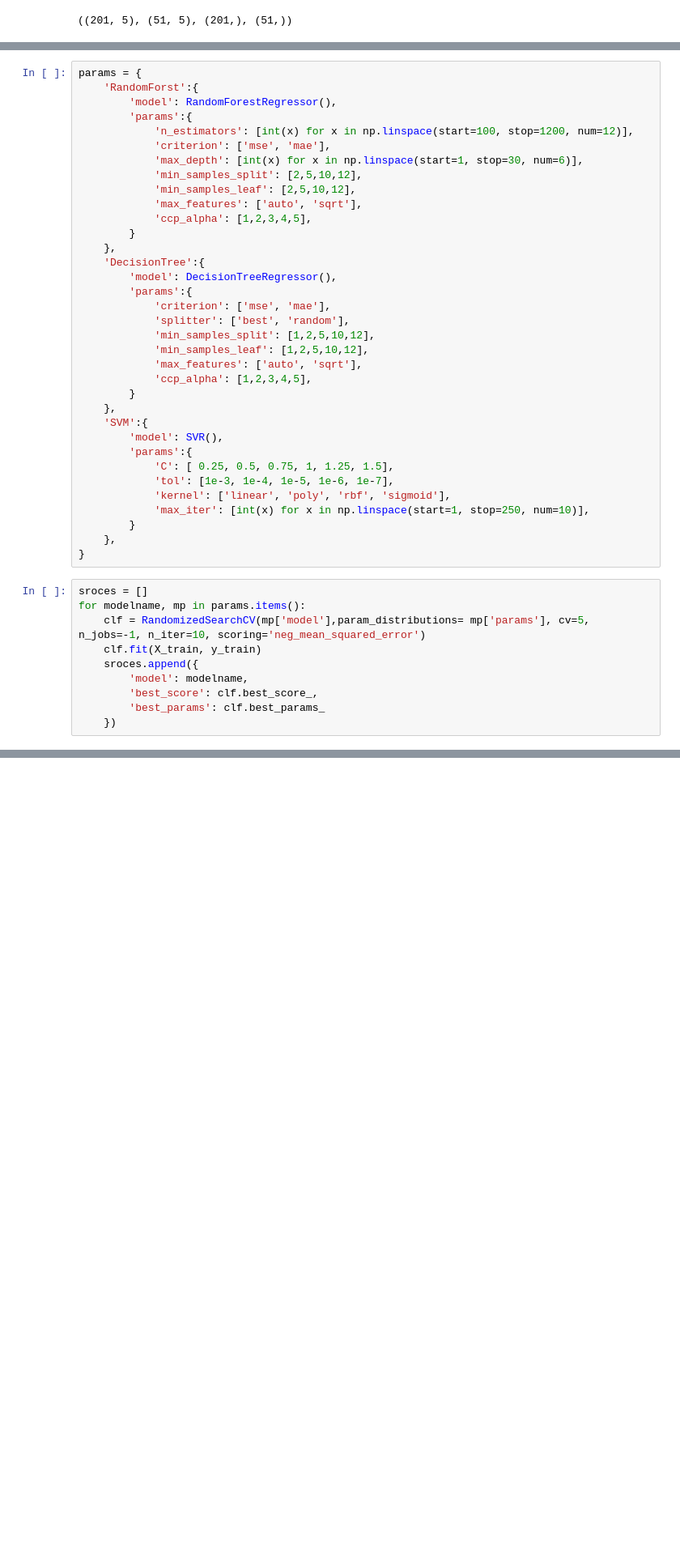
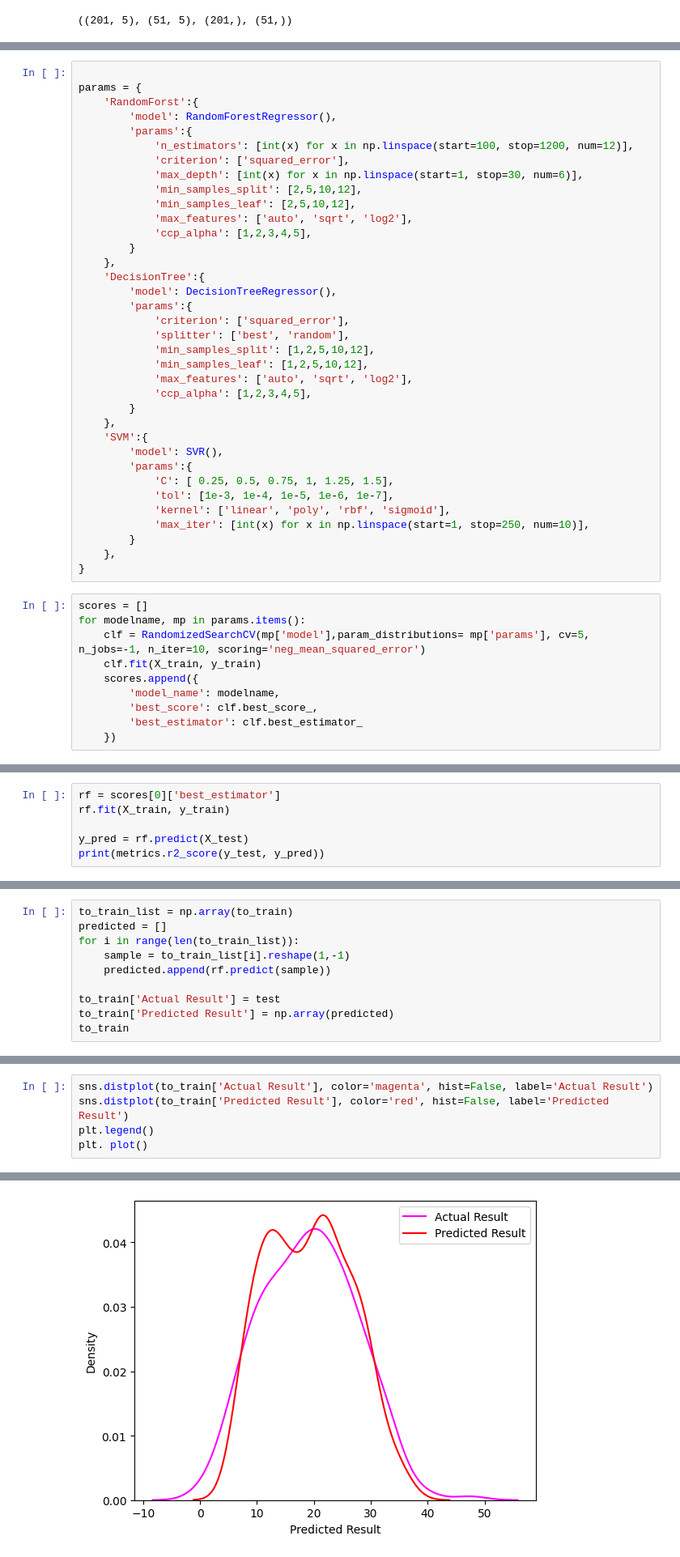
Before and after one commit to ttbontra/body-fat-estimator, a Jupyter notebook: body_fat_prediction.ipynb, the cells around one changed output, grey strips where cells are left out. Shown at 81% size. Cells and saved outputs as stored; diff of their text form; blank space fills up the shorter version.

Commit message:
add training predictions and outcome

```diff
--- a/body_fat_prediction.ipynb
+++ b/body_fat_prediction.ipynb
@@ -380,25 +380,26 @@ Random Forest Normal Approach : 0.9635503645230159
 # %%
+
 params = {
     'RandomForst':{
         'model': RandomForestRegressor(),
         'params':{
             'n_estimators': [int(x) for x in np.linspace(start=100, stop=1200, num=12)],
-            'criterion': ['mse', 'mae'],
+            'criterion': ['squared_error'],
             'max_depth': [int(x) for x in np.linspace(start=1, stop=30, num=6)],
             'min_samples_split': [2,5,10,12],
             'min_samples_leaf': [2,5,10,12],
-            'max_features': ['auto', 'sqrt'],
+            'max_features': ['auto', 'sqrt', 'log2'],
             'ccp_alpha': [1,2,3,4,5],
         }
     },
     'DecisionTree':{
         'model': DecisionTreeRegressor(),
         'params':{
-            'criterion': ['mse', 'mae'],
+            'criterion': ['squared_error'],
             'splitter': ['best', 'random'],
             'min_samples_split': [1,2,5,10,12],
             'min_samples_leaf': [1,2,5,10,12],
-            'max_features': ['auto', 'sqrt'],
+            'max_features': ['auto', 'sqrt', 'log2'],
             'ccp_alpha': [1,2,3,4,5],
         }
     },
@@ -413,13 +414,13 @@ params = {
     },
 }
 # %%
-sroces = []
+scores = []
 for modelname, mp in params.items():
     clf = RandomizedSearchCV(mp['model'],param_distributions= mp['params'], cv=5, n_jobs=-1, n_iter=10, scoring='neg_mean_squared_error')
     clf.fit(X_train, y_train)
-    sroces.append({
-        'model': modelname,
+    scores.append({
+        'model_name': modelname,
         'best_score': clf.best_score_,
-        'best_params': clf.best_params_
+        'best_estimator': clf.best_estimator_
     })
 # %% [output]
@@ -434,0 +457,6 @@ scores[0]['best_estimator']
+# %%
+rf = scores[0]['best_estimator']
+rf.fit(X_train, y_train)
+
+y_pred = rf.predict(X_test)
+print(metrics.r2_score(y_test, y_pred))
@@ -434,0 +474,10 @@ scores[0]['best_estimator']
+# %%
+to_train_list = np.array(to_train)
+predicted = []
+for i in range(len(to_train_list)):
+    sample = to_train_list[i].reshape(1,-1)
+    predicted.append(rf.predict(sample))
+
+to_train['Actual Result'] = test
+to_train['Predicted Result'] = np.array(predicted)
+to_train
@@ -434,0 +508,6 @@ scores[0]['best_estimator']
+# %%
+sns.distplot(to_train['Actual Result'], color='magenta', hist=False, label='Actual Result')
+sns.distplot(to_train['Predicted Result'], color='red', hist=False, label='Predicted Result')
+plt.legend()
+plt. plot()
+# %% [output]
@@ -434,0 +534 @@ scores[0]['best_estimator']
+[figure, added]
```
Also changed, not shown: parts of 16 cells of this notebook.
